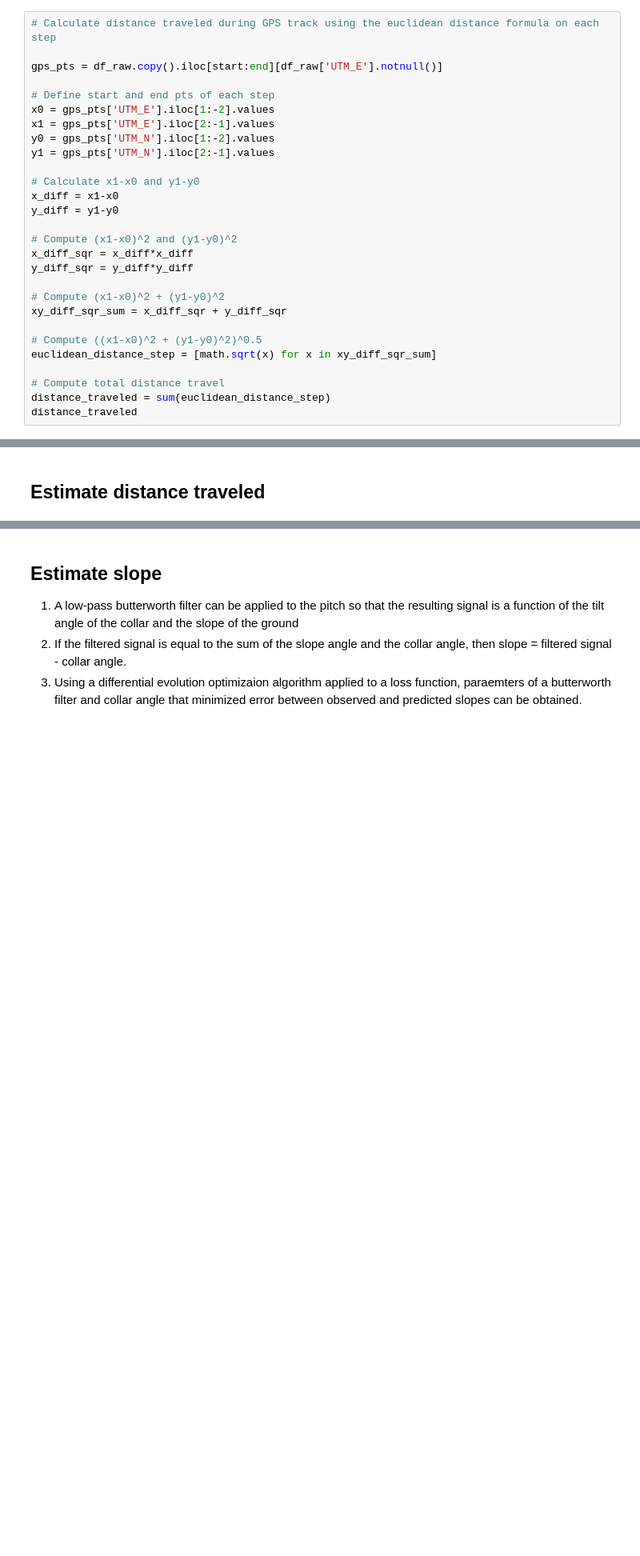
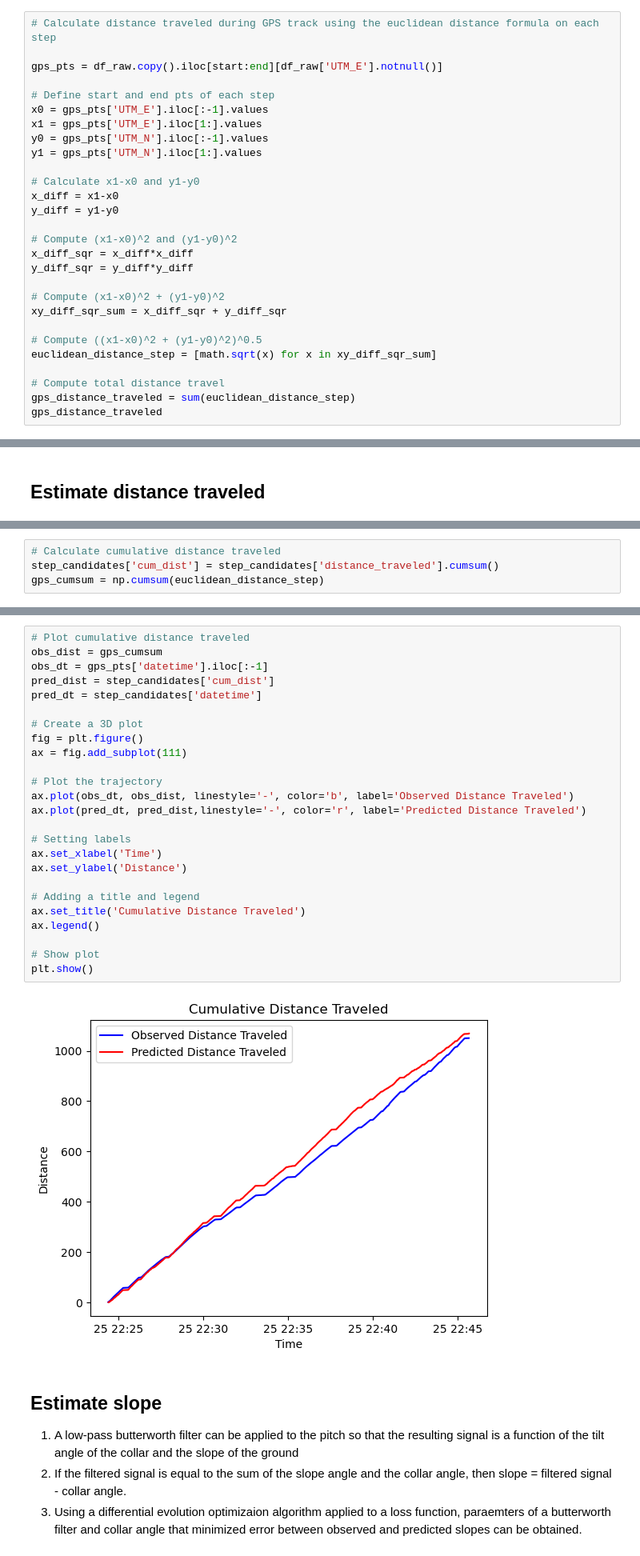
Before and after one commit to rhemitoth/Dead_Reckoning_Python, a Jupyter notebook: StepCount.ipynb, the cells around one changed output, grey strips where cells are left out. Shown: that part at 80% size. Drawn from its saved outputs; the diff is of its cells as text; blank space fills up the shorter version.

```diff
--- a/StepCount.ipynb
+++ b/StepCount.ipynb
@@ -68,10 +68,10 @@ plt.show()
 gps_pts = df_raw.copy().iloc[start:end][df_raw['UTM_E'].notnull()]
 
 # Define start and end pts of each step
-x0 = gps_pts['UTM_E'].iloc[1:-2].values
-x1 = gps_pts['UTM_E'].iloc[2:-1].values
-y0 = gps_pts['UTM_N'].iloc[1:-2].values
-y1 = gps_pts['UTM_N'].iloc[2:-1].values
+x0 = gps_pts['UTM_E'].iloc[:-1].values
+x1 = gps_pts['UTM_E'].iloc[1:].values
+y0 = gps_pts['UTM_N'].iloc[:-1].values
+y1 = gps_pts['UTM_N'].iloc[1:].values
 
 # Calculate x1-x0 and y1-y0
 x_diff = x1-x0
@@ -88,6 +88,6 @@ xy_diff_sqr_sum = x_diff_sqr + y_diff_sqr
 euclidean_distance_step = [math.sqrt(x) for x in xy_diff_sqr_sum]
 
 # Compute total distance travel
-distance_traveled = sum(euclidean_distance_step)
-distance_traveled
+gps_distance_traveled = sum(euclidean_distance_step)
+gps_distance_traveled
 # %% [output]
@@ -423,0 +444,4 @@ step_candidates['distance_traveled'].sum()
+# %%
+# Calculate cumulative distance traveled
+step_candidates['cum_dist'] = step_candidates['distance_traveled'].cumsum()
+gps_cumsum = np.cumsum(euclidean_distance_step)
@@ -424,3 +453,30 @@ step_candidates['distance_traveled'].sum()
+# %%
+# Plot cumulative distance traveled
+obs_dist = gps_cumsum
+obs_dt = gps_pts['datetime'].iloc[:-1]
+pred_dist = step_candidates['cum_dist']
+pred_dt = step_candidates['datetime']
+
+# Create a 3D plot
+fig = plt.figure()
+ax = fig.add_subplot(111)
+
+# Plot the trajectory
+ax.plot(obs_dt, obs_dist, linestyle='-', color='b', label='Observed Distance Traveled')
+ax.plot(pred_dt, pred_dist,linestyle='-', color='r', label='Predicted Distance Traveled')
+
+# Setting labels
+ax.set_xlabel('Time')
+ax.set_ylabel('Distance')
+
+# Adding a title and legend
+ax.set_title('Cumulative Distance Traveled')
+ax.legend()
+
+# Show plot
+plt.show()
+# %% [output]
+[figure, added]
 # %% [markdown]
 ## Estimate slope
   1) A low-pass butterworth filter can be applied to the pitch so that the resulting signal is a function of the tilt angle of the collar and the slope of the ground
```
Also changed, not shown: parts of 14 cells of this notebook.
